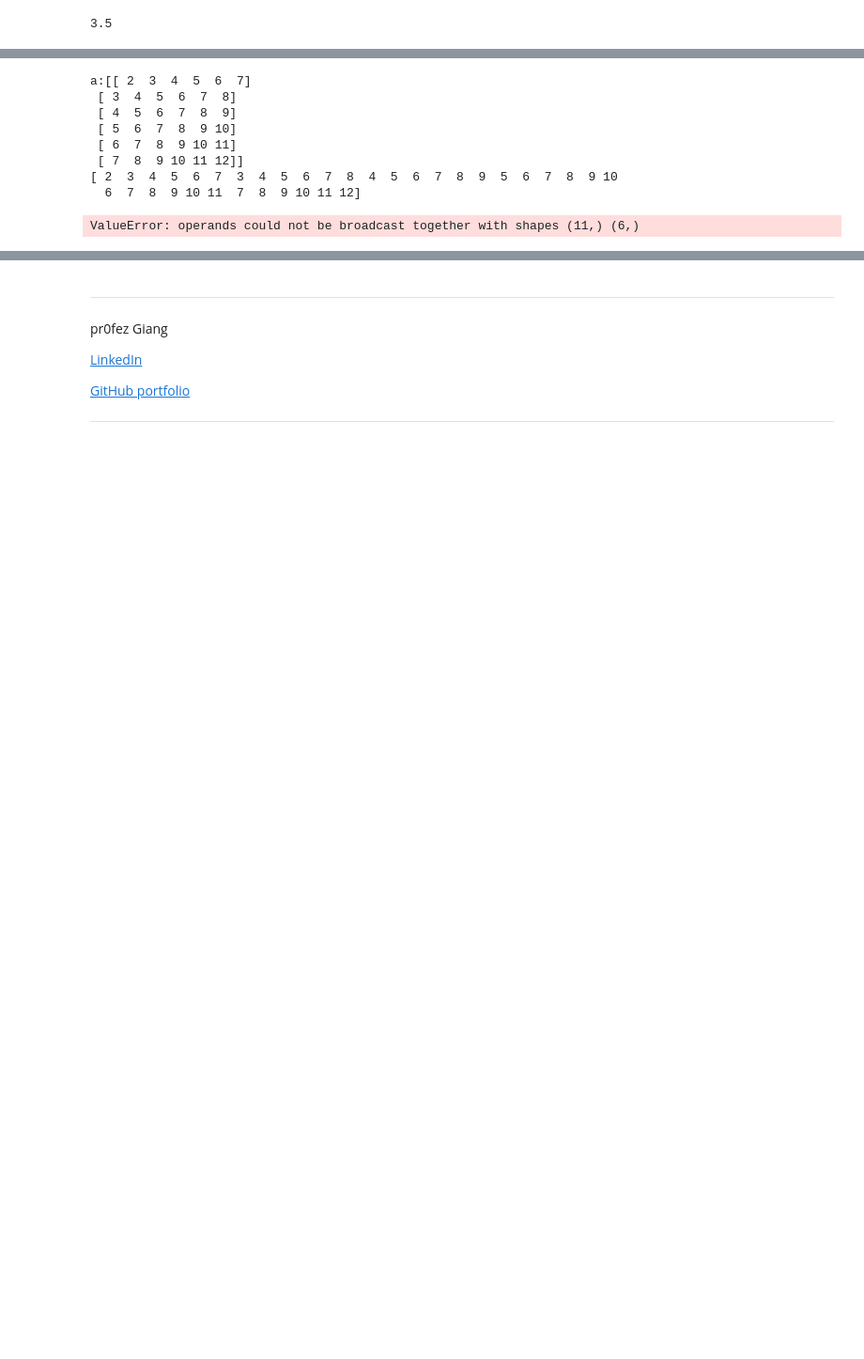
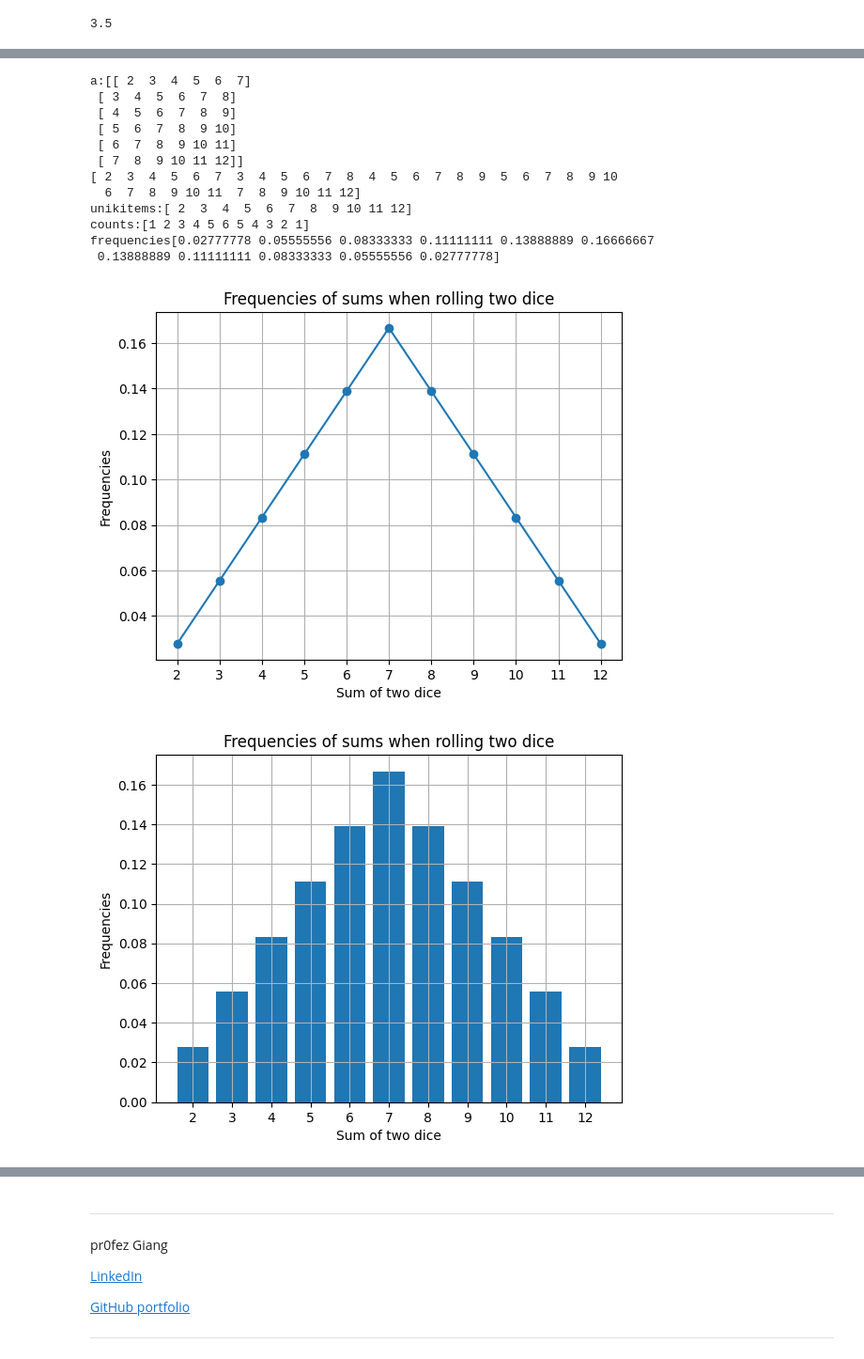
Before and after one commit to Horieh1989/exercise, a Jupyter notebook: E10-numpy.ipynb, the cells around one changed output, grey strips where cells are left out. Shown at 94% size. Cells and saved outputs as stored; diff of their text form; code cells hidden in the pictures; blank space fills up the shorter version.

Commit message:
add frequency of roll dices

```diff
--- a/E10-numpy.ipynb
+++ b/E10-numpy.ipynb
@@ -203,35 +203,57 @@ import numpy as np
 dice1=np.array([1,2,3,4,5,6,])
 dice2=np.array([1,2,3,4,5,6])
 
 d1,d2=np.meshgrid(dice1,dice2)
 asumption=d1+d2
 print(f"a:{asumption}")
 falt=asumption.flatten()
 print(falt)
 unikitems=np.unique(falt)
 
 
 unikitems, counts = np.unique(falt, return_counts=True)
 
 
-totaloutcome=dice1*dice2
+totaloutcome=len(dice1)*len(dice2)
 
 frequencie=counts/totaloutcome
 
 
 print(f"unikitems:{unikitems}")
 print(f"counts:{counts}")
 print(f"frequencies{frequencie}")
+
+
+plt.plot(unikitems,frequencie,marker="o")
+plt.xlabel("Sum of two dice")
+plt.ylabel("Frequencies")
+plt.title("Frequencies of sums when rolling two dice")
+plt.xticks(unikitems)
+plt.grid()
+plt.show()
+
+plt.bar(unikitems,frequencie)
+plt.xlabel("Sum of two dice")
+plt.ylabel("Frequencies")
+plt.title("Frequencies of sums when rolling two dice")
+plt.xticks(unikitems)
+plt.grid()
+plt.show()
 # %% [output]
 a:[[ 2  3  4  5  6  7]
  [ 3  4  5  6  7  8]
  [ 4  5  6  7  8  9]
  [ 5  6  7  8  9 10]
  [ 6  7  8  9 10 11]
  [ 7  8  9 10 11 12]]
 [ 2  3  4  5  6  7  3  4  5  6  7  8  4  5  6  7  8  9  5  6  7  8  9 10
   6  7  8  9 10 11  7  8  9 10 11 12]
+unikitems:[ 2  3  4  5  6  7  8  9 10 11 12]
+counts:[1 2 3 4 5 6 5 4 3 2 1]
+frequencies[0.02777778 0.05555556 0.08333333 0.11111111 0.13888889 0.16666667
+ 0.13888889 0.11111111 0.08333333 0.05555556 0.02777778]
-ValueError: operands could not be broadcast together with shapes (11,) (6,)
+[figure, added]
+[figure, added]
 # %% [markdown]
 ---
 ## 3. Monte Carlo simulation (**)
```
Also changed, not shown: parts of 2 cells of this notebook.
